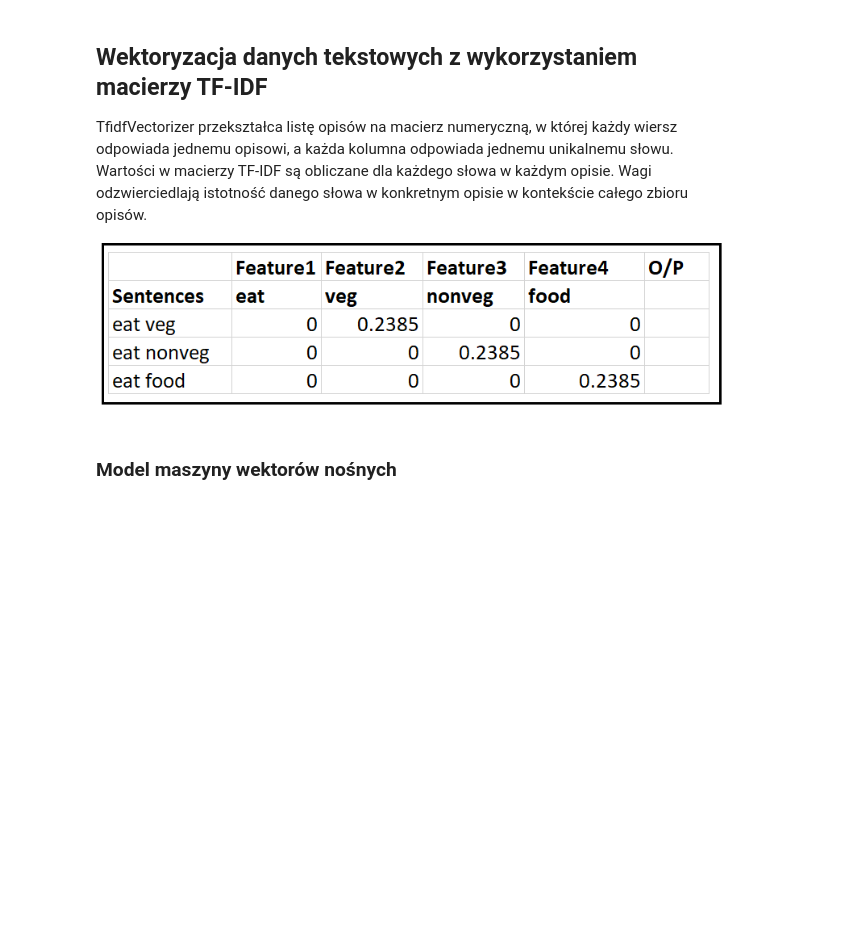
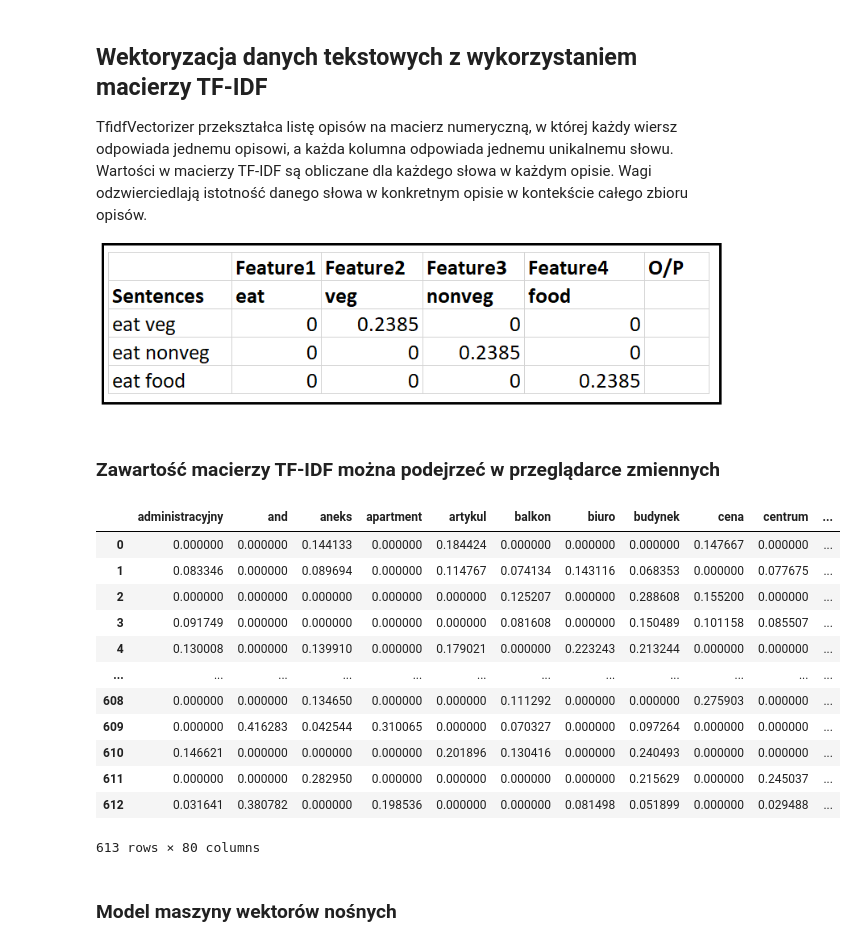
Before and after one commit to PeWeX47/NLP-Klasyfikator-Umeblowania, a Jupyter notebook: model_training.ipynb, the cells around one changed output. Cells and saved outputs as stored; diff of their text form; code cells hidden in the pictures; blank space fills up the shorter version.

```diff
--- a/model_training.ipynb
+++ b/model_training.ipynb
@@ -138,5 +129,26 @@ tfidf = TfidfVectorizer(max_features=80)
 X_train = tfidf.fit_transform(X_train)
 X_test = tfidf.transform(X_test)
+# %% [markdown]
+### Zawartość macierzy TF-IDF można podejrzeć w przeglądarce zmiennych
+# %%
+df_tfidf = pd.DataFrame(data=X_train.toarray(),
+                  columns=tfidf.get_feature_names_out())
+
+df_tfidf
+# %% [output]
+|  | administracyjny | and | aneks | apartment | artykul | balkon | biuro | budynek | cena | centrum | ... |
+| 0 | 0.000000 | 0.000000 | 0.144133 | 0.000000 | 0.184424 | 0.000000 | 0.000000 | 0.000000 | 0.147667 | 0.000000 | ... |
+| 1 | 0.083346 | 0.000000 | 0.089694 | 0.000000 | 0.114767 | 0.074134 | 0.143116 | 0.068353 | 0.000000 | 0.077675 | ... |
+| 2 | 0.000000 | 0.000000 | 0.000000 | 0.000000 | 0.000000 | 0.125207 | 0.000000 | 0.288608 | 0.155200 | 0.000000 | ... |
+| 3 | 0.091749 | 0.000000 | 0.000000 | 0.000000 | 0.000000 | 0.081608 | 0.000000 | 0.150489 | 0.101158 | 0.085507 | ... |
+| 4 | 0.130008 | 0.000000 | 0.139910 | 0.000000 | 0.179021 | 0.000000 | 0.223243 | 0.213244 | 0.000000 | 0.000000 | ... |
+| ... | ... | ... | ... | ... | ... | ... | ... | ... | ... | ... | ... |
+| 608 | 0.000000 | 0.000000 | 0.134650 | 0.000000 | 0.000000 | 0.111292 | 0.000000 | 0.000000 | 0.275903 | 0.000000 | ... |
+| 609 | 0.000000 | 0.416283 | 0.042544 | 0.310065 | 0.000000 | 0.070327 | 0.000000 | 0.097264 | 0.000000 | 0.000000 | ... |
+| 610 | 0.146621 | 0.000000 | 0.000000 | 0.000000 | 0.201896 | 0.130416 | 0.000000 | 0.240493 | 0.000000 | 0.000000 | ... |
+| 611 | 0.000000 | 0.000000 | 0.282950 | 0.000000 | 0.000000 | 0.000000 | 0.000000 | 0.215629 | 0.000000 | 0.245037 | ... |
+| 612 | 0.031641 | 0.380782 | 0.000000 | 0.198536 | 0.000000 | 0.000000 | 0.081498 | 0.051899 | 0.000000 | 0.029488 | ... |
+613 rows × 80 columns
 # %% [markdown]
 ### Model maszyny wektorów nośnych
 # %%
```
Also changed, not shown: parts of 26 cells of this notebook, 6 other files.
